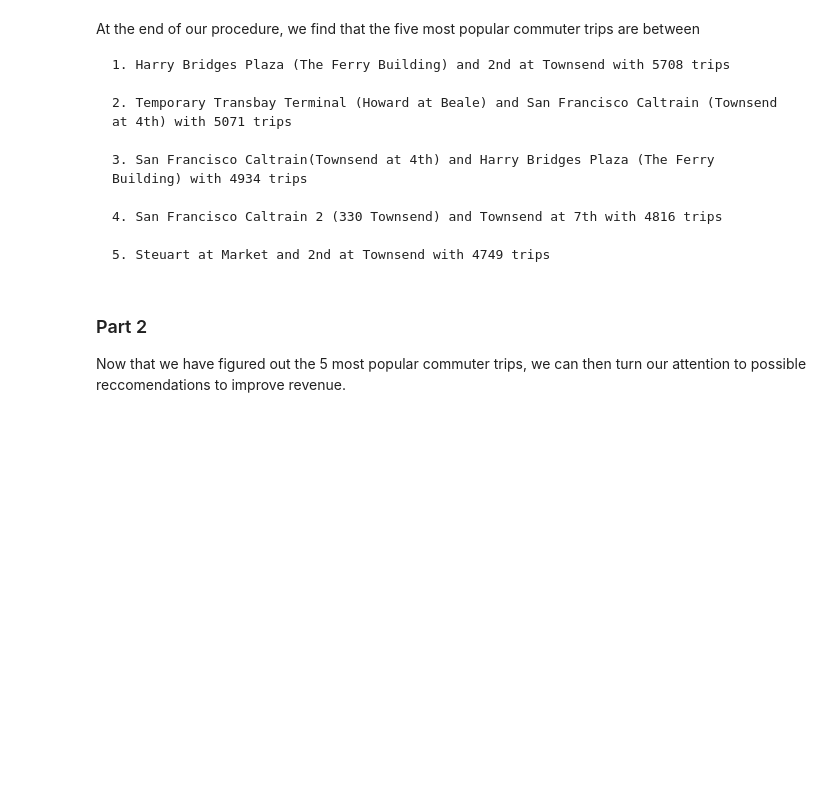
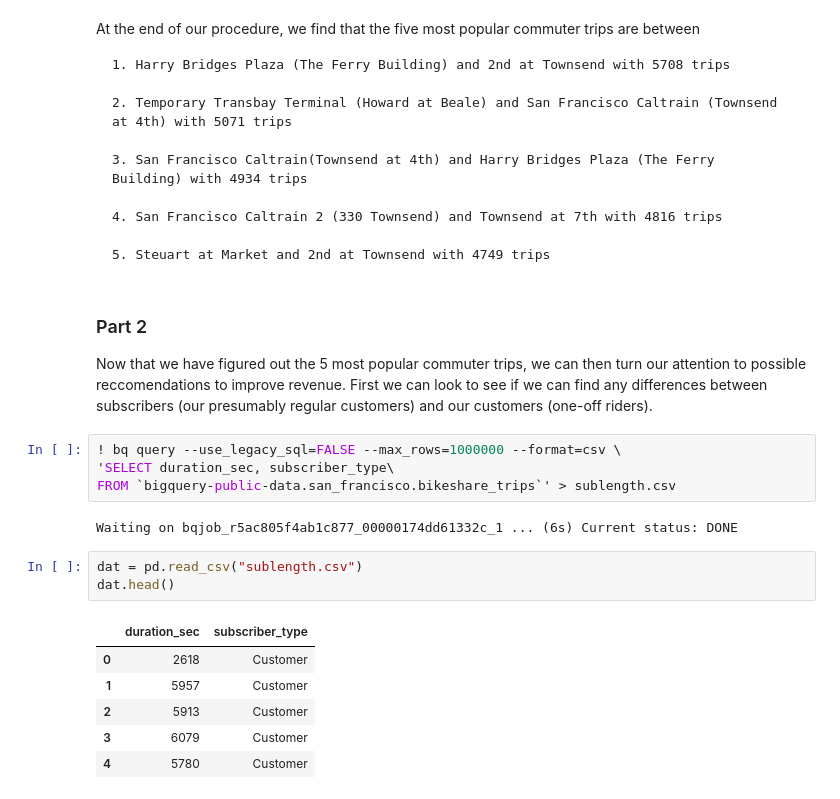
Before and after one commit to isaacvernon1/w205Project1, a Jupyter notebook: Project_1.ipynb, the cells around one changed output. Saved outputs shown, nothing was run; the diff lists cells and outputs as text; blank space fills up the shorter version.

```diff
--- a/Project_1.ipynb
+++ b/Project_1.ipynb
@@ -339,4 +339,20 @@ At the end of our procedure, we find that the five most popular commuter trips a
 # %% [markdown]
 ### Part 2
 
-Now that we have figured out the 5 most popular commuter trips, we can then turn our attention to possible reccomendations to improve revenue.
+Now that we have figured out the 5 most popular commuter trips, we can then turn our attention to possible reccomendations to improve revenue. First we can look to see if we can find any differences between subscribers (our presumably regular customers) and our customers (one-off riders).
+# %%
+! bq query --use_legacy_sql=FALSE --max_rows=1000000 --format=csv \
+'SELECT duration_sec, subscriber_type\
+FROM `bigquery-public-data.san_francisco.bikeshare_trips`' > sublength.csv
+# %% [output]
+Waiting on bqjob_r5ac805f4ab1c877_00000174dd61332c_1 ... (6s) Current status: DONE
+# %%
+dat = pd.read_csv("sublength.csv")
+dat.head()
+# %% [output]
+|  | duration_sec | subscriber_type |
+| 0 | 2618 | Customer |
+| 1 | 5957 | Customer |
+| 2 | 5913 | Customer |
+| 3 | 6079 | Customer |
+| 4 | 5780 | Customer |
```
Also changed, not shown: parts of 2 cells of this notebook.
